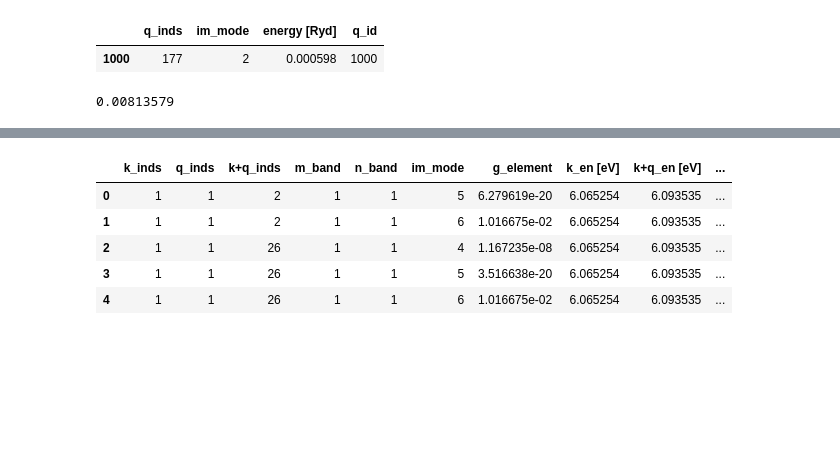
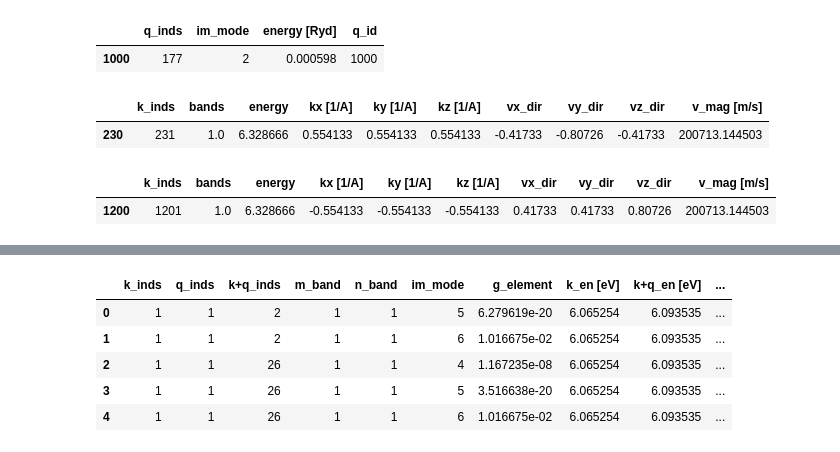
Before and after one commit to alexanderychoi/linear_boltzmann, a Jupyter notebook: data_processing_4_19.ipynb, the cells around one changed output, grey strips where cells are left out. Saved outputs shown, nothing was run; the diff lists cells and outputs as text; code cells hidden in the pictures; blank space fills up the shorter version.

```diff
--- a/data_processing_4_19.ipynb
+++ b/data_processing_4_19.ipynb
@@ -838,8 +865,14 @@ modified_enq_df.loc[modified_enq_df['q_id'] == 1000].head()
 # %% [output]
 |  | q_inds | im_mode | energy [Ryd] | q_id |
 | 1000 | 177 | 2 | 0.000598 | 1000 |
-# %%
-0.000598*13.605
-# %% [output]
-0.00813579
+# %%
+cart_kpts_df.loc[cart_kpts_df['k_inds']==231]
+# %% [output]
+|  | k_inds | bands | energy | kx [1/A] | ky [1/A] | kz [1/A] | vx_dir | vy_dir | vz_dir | v_mag [m/s] |
+| 230 | 231 | 1.0 | 6.328666 | 0.554133 | 0.554133 | 0.554133 | -0.41733 | -0.80726 | -0.41733 | 200713.144503 |
+# %%
+cart_kpts_df.loc[cart_kpts_df['k_inds']==1201]
+# %% [output]
+|  | k_inds | bands | energy | kx [1/A] | ky [1/A] | kz [1/A] | vx_dir | vy_dir | vz_dir | v_mag [m/s] |
+| 1200 | 1201 | 1.0 | 6.328666 | -0.554133 | -0.554133 | -0.554133 | 0.41733 | 0.41733 | 0.80726 | 200713.144503 |
 # %%
```
Also changed, not shown: parts of 19 cells of this notebook.
